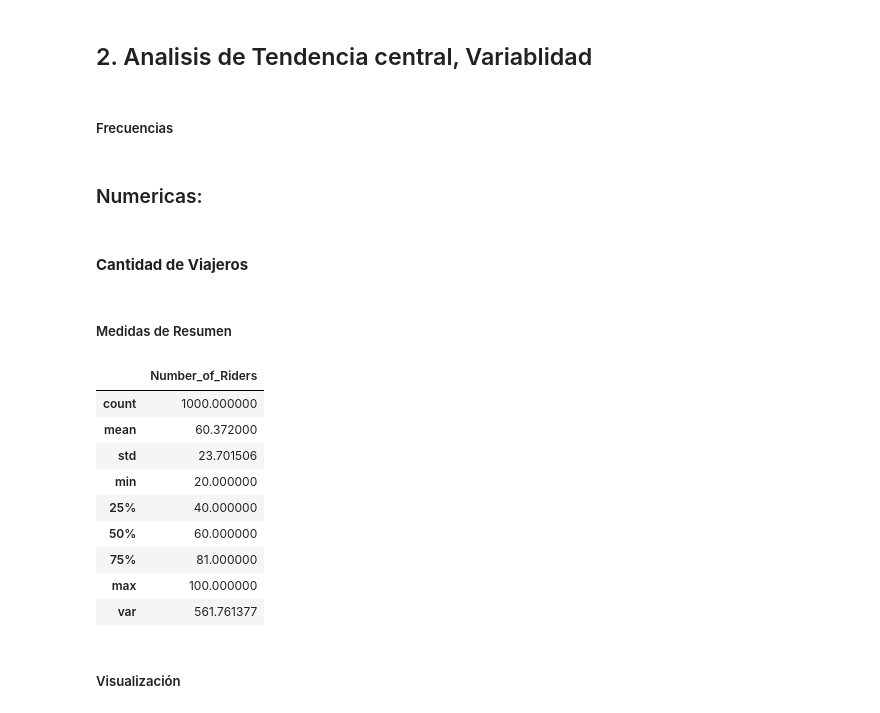
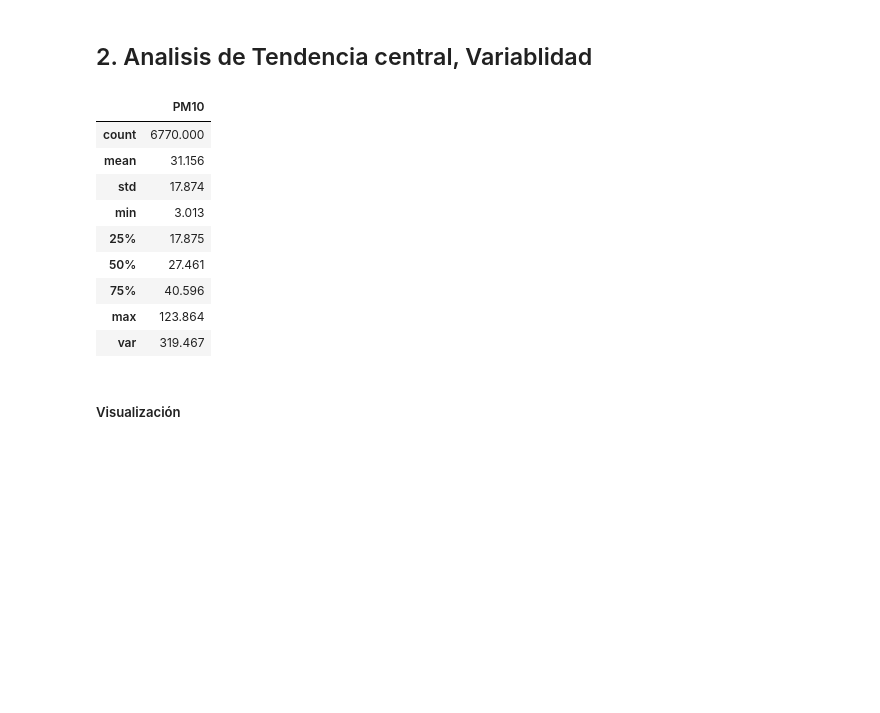
Before and after one commit to josejjgs1923/proyecto-analisis-calidad-aire-bogota, a Jupyter notebook: Analisis datos calidad aire.ipynb, the cells around one changed output. Cells and saved outputs as stored; diff of their text form; code cells hidden in the pictures; blank space fills up the shorter version.

```diff
--- a/Analisis datos calidad aire.ipynb
+++ b/Analisis datos calidad aire.ipynb
@@ -294,25 +223,0 @@ Los valores de las concentraciones pueden ser menores a cero debido a errores de
-# %%
-def tabla_frecuencia(datos: pd.DataFrame, campo:str):
-    """
-    Construye una un dataframe, calculando las frecuencias
-    absolutas y relativas del campo dado.
-    """
-    frec = pd.crosstab(datos[campo], "frecuencia")
-
-    relativa = frec / datos.shape[0]
-
-    frec["relativa"] = relativa
-
-    frec.loc["suma"] = [datos.shape[0], relativa["frecuencia"].sum()]
-
-    return frec
-
-def medidas_resumen(datos:pd.DataFrame, campo:str):
-
-    res = datos[campo].describe()
-
-    res["var"] = datos[campo].var()
-
-    res = pd.DataFrame(res)
-
-    return res
@@ -321,26 +224,18 @@ Enumeraciones de la variables. Unicamente por facilidad de uso para referirse a
 # %% [markdown]
 ## 2. Analisis de Tendencia central, Variablidad
-# %% [markdown]
-##### Frecuencias
-# %% [markdown]
-### Numericas:
-# %% [markdown]
-#### **Cantidad de Viajeros**
-# %% [markdown]
-##### Medidas de Resumen
-# %%
-medidas_resumen(df_modelos, Num.pasajeros.value)
-# %% [output]
-|  | Number_of_Riders |
-| count | 1000.000000 |
-| mean | 60.372000 |
-| std | 23.701506 |
-| min | 20.000000 |
-| 25% | 40.000000 |
-| 50% | 60.000000 |
-| 75% | 81.000000 |
-| max | 100.000000 |
-| var | 561.761377 |
+# %%
+medidas_resumen(datos.loc[2023], At.pm10)
+# %% [output]
+|  | PM10 |
+| count | 6770.000 |
+| mean | 31.156 |
+| std | 17.874 |
+| min | 3.013 |
+| 25% | 17.875 |
+| 50% | 27.461 |
+| 75% | 40.596 |
+| max | 123.864 |
+| var | 319.467 |
 # %% [markdown]
 ##### Visualización
 # %%
```
Also changed, not shown: parts of 16 cells of this notebook.
